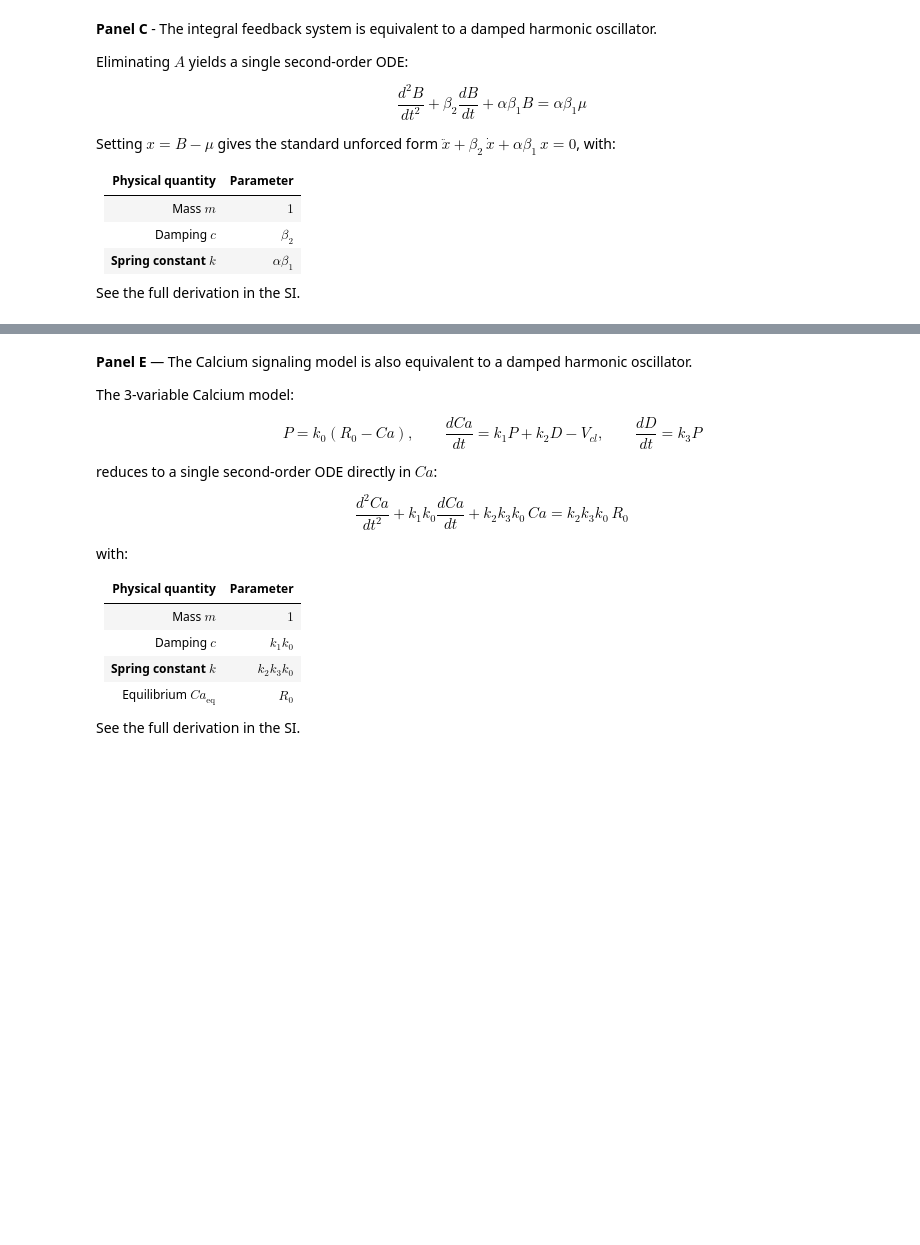
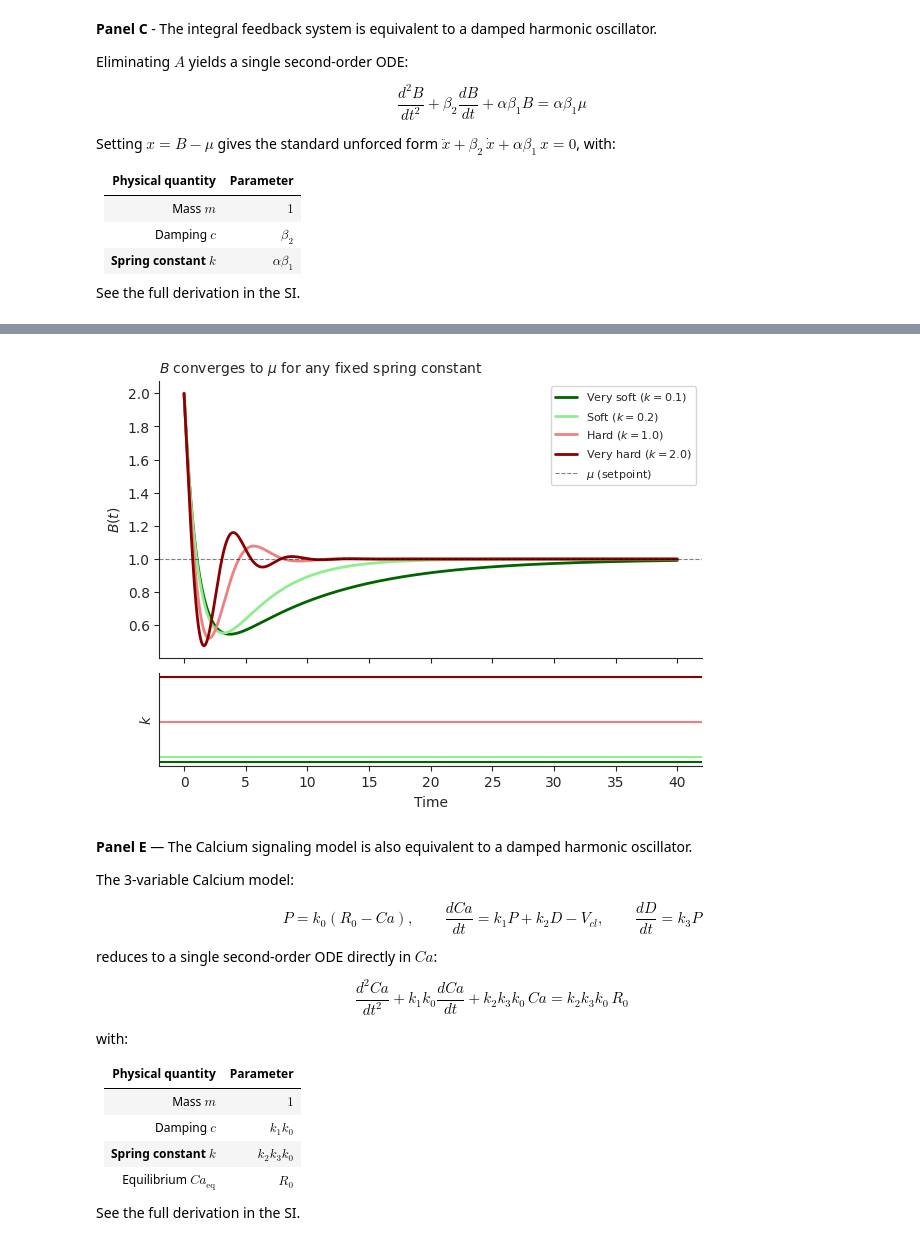
Before and after one commit to Liamir/autodiff-control, a Jupyter notebook: notebooks/figure2.ipynb, the cells around one changed output, grey strips where cells are left out. Cells and saved outputs as stored; diff of their text form; code cells hidden in the pictures; blank space fills up the shorter version.

```diff
--- a/notebooks/figure2.ipynb
+++ b/notebooks/figure2.ipynb
@@ -83,6 +83,7 @@ PANEL_B = dict(
 PANEL_D = dict(
     beta1=1.0, beta2=1.0,
     alpha_hard=1.0, alpha_soft=0.2,
+    alpha_very_hard=2.0, alpha_very_soft=0.1,
     x0=[0.5, 2.0],
 )
 
@@ -146,7 +147,7 @@ def run_panel_D():
     p = PANEL_D
     t = np.linspace(0, T, 1000)
     results = {}
-    for name, alpha in [('soft', p['alpha_soft']), ('hard', p['alpha_hard'])]:
+    for name, alpha in [('soft', p['alpha_soft']), ('hard', p['alpha_hard']), ('very_soft', p['alpha_very_soft']), ('very_hard', p['alpha_very_hard'])]:
         sol = solve_ivp(lambda t_, y, a=alpha:
                         minimal_rhs(y, a, p['beta1'], p['beta2']).tolist(),
                         [0, T], p['x0'], dense_output=True, max_step=0.05)
@@ -311,3 +327,53 @@ plt.show()
+# %%
+# Panel: Fixed spring constants — 4 variants converge to setpoint
+# Use a longer time horizon so even the softest spring fully converges.
+# T_springs is local and does NOT affect T or any other panel's data.
+T_springs = 40.0
+t_springs = np.linspace(0, T_springs, 4000)
+
+p = PANEL_D
+springs = [
+    ('very_soft', p['alpha_very_soft'], 'darkgreen'),
+    ('soft',      p['alpha_soft'],      'lightgreen'),
+    ('hard',      p['alpha_hard'],      'lightcoral'),
+    ('very_hard', p['alpha_very_hard'], 'darkred'),
+]
+
+# Store results for reuse in composite figure
+data_springs = {'t': t_springs, 'curves': []}
+for name, alpha, color in springs:
+    sol = solve_ivp(
+        lambda t_, y, a=alpha: minimal_rhs(y, a, p['beta1'], p['beta2']).tolist(),
+        [0, T_springs], p['x0'], dense_output=True, max_step=0.1)
+    k = alpha * p['beta1']
+    data_springs['curves'].append((name, k, color, sol.sol(t_springs)[1]))
+
+fig, (ax_B, ax_k) = plt.subplots(2, 1, figsize=(7, 5), sharex=True,
+                                   gridspec_kw={'height_ratios': [3, 1], 'hspace': 0.08})
+
+for name, k, color, B in data_springs['curves']:
+    ax_B.plot(t_springs, B, lw=2, color=color,
+              label=rf'{name.replace("_", " ").capitalize()} ($k={k}$)')
+    ax_k.axhline(k, lw=1.5, color=color)
+
+ax_B.axhline(mu, color='black', ls='--', lw=0.8, alpha=0.5, label=r'$\mu$ (setpoint)')
+ax_B.set_ylabel(r'$B(t)$')
+ax_B.set_title(r'$B$ converges to $\mu$ for any fixed spring constant',
+               fontsize=10, loc='left')
+ax_B.legend(fontsize=8)
+clean_ax(ax_B)
+plt.setp(ax_B.get_xticklabels(), visible=False)
+
+ax_k.set_ylabel(r'$k$')
+ax_k.set_xlabel('Time')
+ax_k.set_yticks([])
+clean_ax(ax_k)
+
+plt.tight_layout()
+fig.savefig('figure2_panelD_springs.pdf', bbox_inches='tight')
+plt.show()
+# %% [output]
+[figure, added]
 # %% [markdown]
 **Panel E** — The Calcium signaling model is also equivalent to a damped harmonic oscillator.
 
```
Also changed, not shown: parts of 3 cells of this notebook, 12 other files.
